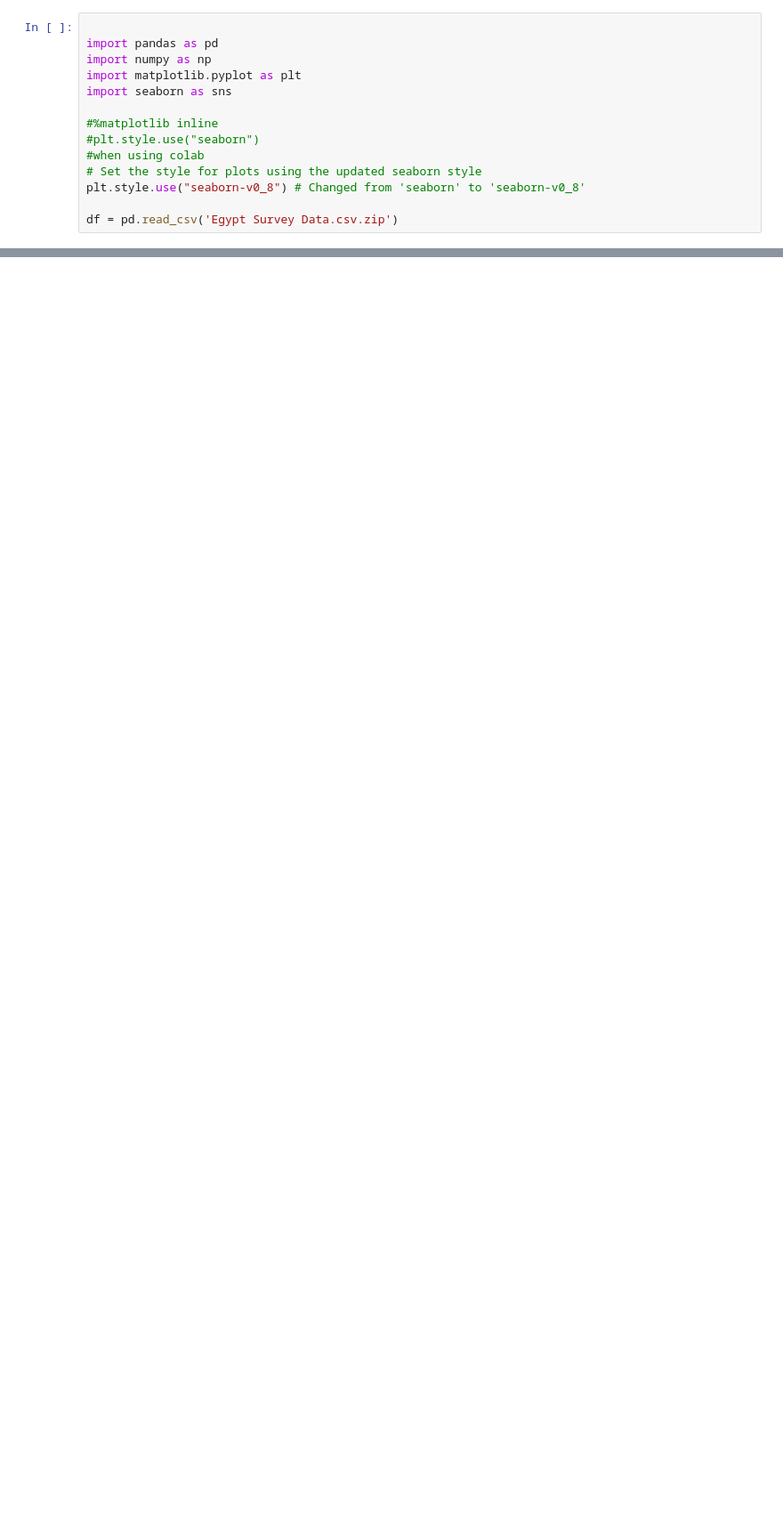
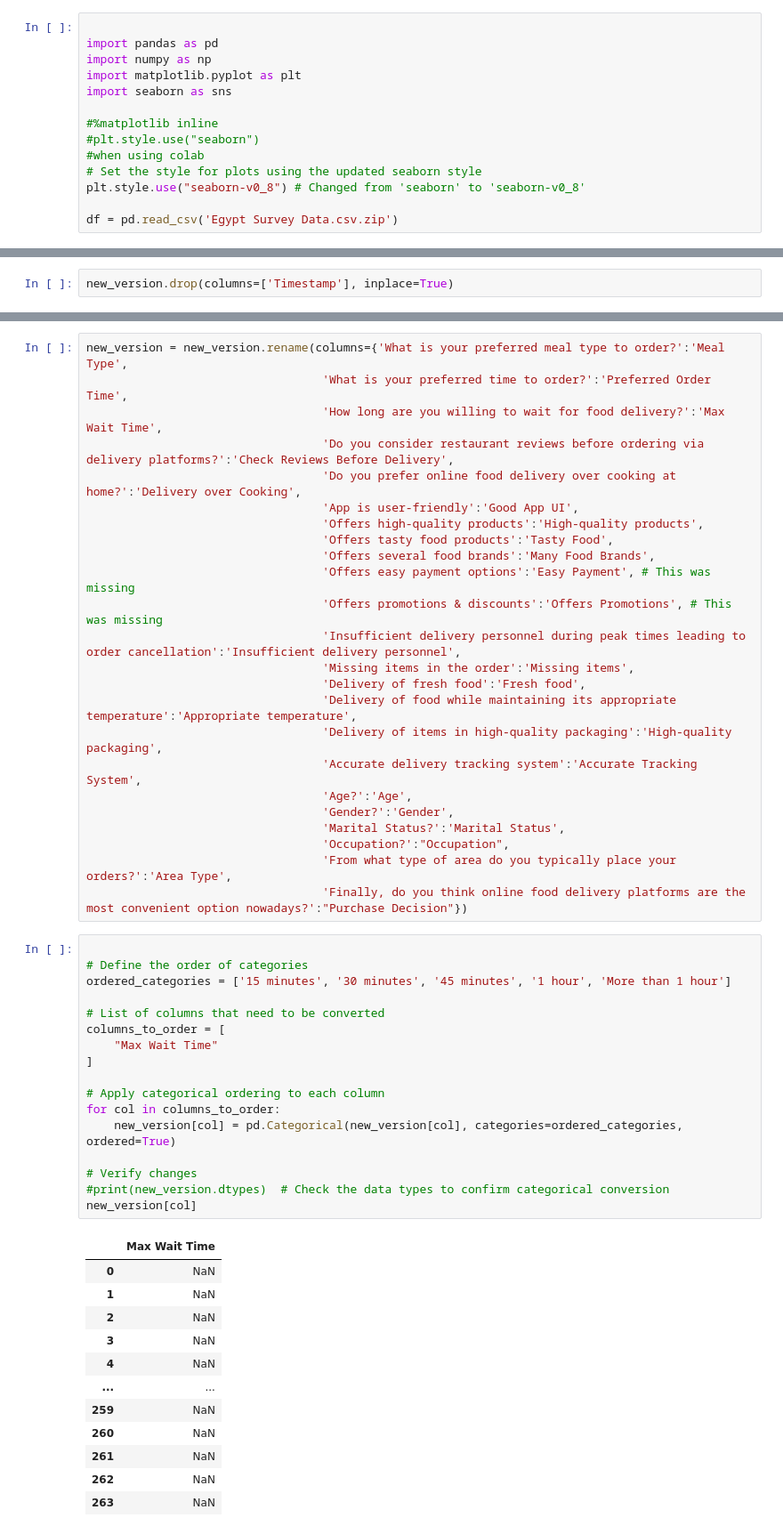
Before and after one commit to mayamoneib/deliveryfood, a Jupyter notebook: surveydata.ipynb, the cells around one changed output, grey strips where cells are left out. Shown: that part at 89% size. Cells and saved outputs as stored; diff of their text form; blank space fills up the shorter version.

```diff
--- a/surveydata.ipynb
+++ b/surveydata.ipynb
@@ -371,0 +102,2 @@ Confusion Matrix:
+# %%
+new_version.drop(columns=['Timestamp'], inplace=True)
@@ -371,0 +106,54 @@ Confusion Matrix:
+# %%
+new_version = new_version.rename(columns={'What is your preferred meal type to order?':'Meal Type',
+                                  'What is your preferred time to order?':'Preferred Order Time',
+                                  'How long are you willing to wait for food delivery?':'Max Wait Time',
+                                  'Do you consider restaurant reviews before ordering via delivery platforms?':'Check Reviews Before Delivery',
+                                  'Do you prefer online food delivery over cooking at home?':'Delivery over Cooking',
+                                  'App is user-friendly':'Good App UI',
+                                  'Offers high-quality products':'High-quality products',
+                                  'Offers tasty food products':'Tasty Food',
+                                  'Offers several food brands':'Many Food Brands',
+                                  'Offers easy payment options':'Easy Payment', # This was missing
+                                  'Offers promotions & discounts':'Offers Promotions', # This was missing
+                                  'Insufficient delivery personnel during peak times leading to order cancellation':'Insufficient delivery personnel',
+                                  'Missing items in the order':'Missing items',
+                                  'Delivery of fresh food':'Fresh food',
+                                  'Delivery of food while maintaining its appropriate temperature':'Appropriate temperature',
+                                  'Delivery of items in high-quality packaging':'High-quality packaging',
+                                  'Accurate delivery tracking system':'Accurate Tracking System',
+                                  'Age?':'Age',
+                                  'Gender?':'Gender',
+                                  'Marital Status?':'Marital Status',
+                                  'Occupation?':"Occupation",
+                                  'From what type of area do you typically place your orders?':'Area Type',
+                                  'Finally, do you think online food delivery platforms are the most convenient option nowadays?':"Purchase Decision"})
+# %%
+
+# Define the order of categories
+ordered_categories = ['15 minutes', '30 minutes', '45 minutes', '1 hour', 'More than 1 hour']
+
+# List of columns that need to be converted
+columns_to_order = [
+    "Max Wait Time"
+]
+
+# Apply categorical ordering to each column
+for col in columns_to_order:
+    new_version[col] = pd.Categorical(new_version[col], categories=ordered_categories, ordered=True)
+
+# Verify changes
+#print(new_version.dtypes)  # Check the data types to confirm categorical conversion
+new_version[col]
+# %% [output]
+|  | Max Wait Time |
+| 0 | NaN |
+| 1 | NaN |
+| 2 | NaN |
+| 3 | NaN |
+| 4 | NaN |
+| ... | ... |
+| 259 | NaN |
+| 260 | NaN |
+| 261 | NaN |
+| 262 | NaN |
+| 263 | NaN |
```
Also changed, not shown: parts of 58 cells of this notebook.
